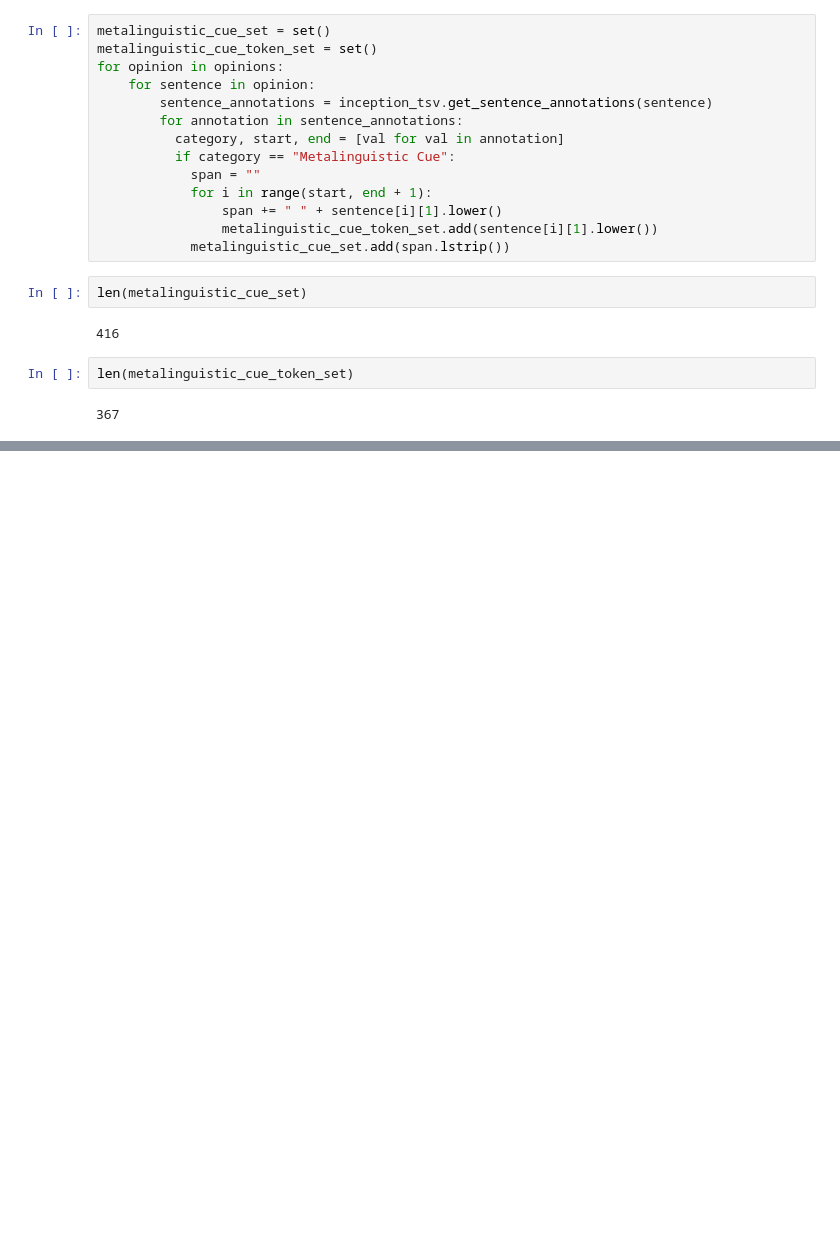
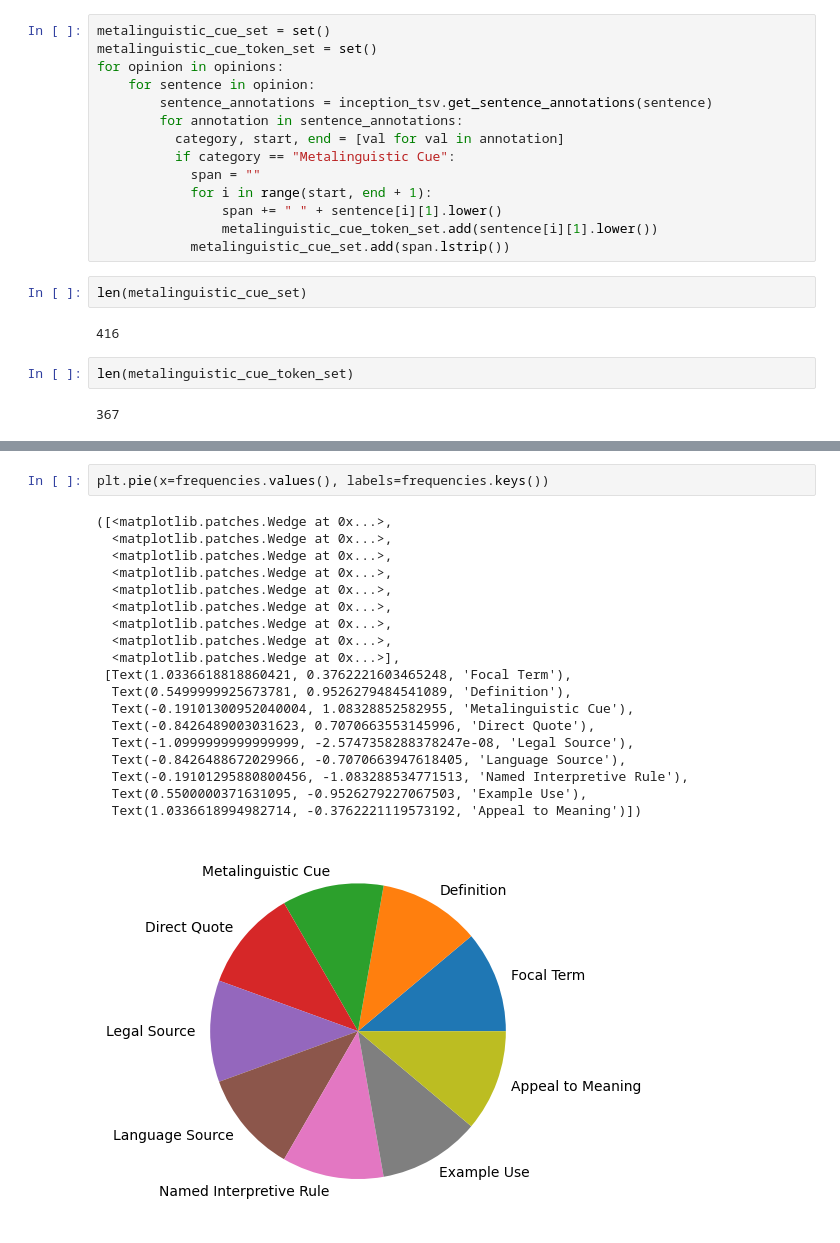
Before and after one commit to nert-nlp/curiam, a Jupyter notebook: scripts/notebooks/full_corpus_stats.ipynb, the cells around one changed output, grey strips where cells are left out. Drawn from its saved outputs; the diff is of its cells as text; blank space fills up the shorter version.

```diff
--- a/scripts/notebooks/full_corpus_stats.ipynb
+++ b/scripts/notebooks/full_corpus_stats.ipynb
@@ -260,0 +281,22 @@ len(metalinguistic_cue_token_set)
+# %%
+plt.pie(x=frequencies.values(), labels=frequencies.keys())
+# %% [output]
+([<matplotlib.patches.Wedge at 0x...>,
+  <matplotlib.patches.Wedge at 0x...>,
+  <matplotlib.patches.Wedge at 0x...>,
+  <matplotlib.patches.Wedge at 0x...>,
+  <matplotlib.patches.Wedge at 0x...>,
+  <matplotlib.patches.Wedge at 0x...>,
+  <matplotlib.patches.Wedge at 0x...>,
+  <matplotlib.patches.Wedge at 0x...>,
+  <matplotlib.patches.Wedge at 0x...>],
+ [Text(1.0336618818860421, 0.3762221603465248, 'Focal Term'),
+  Text(0.5499999925673781, 0.9526279484541089, 'Definition'),
+  Text(-0.19101300952040004, 1.08328852582955, 'Metalinguistic Cue'),
+  Text(-0.8426489003031623, 0.7070663553145996, 'Direct Quote'),
+  Text(-1.0999999999999999, -2.5747358288378247e-08, 'Legal Source'),
+  Text(-0.8426488672029966, -0.7070663947618405, 'Language Source'),
+  Text(-0.19101295880800456, -1.083288534771513, 'Named Interpretive Rule'),
+  Text(0.5500000371631095, -0.9526279227067503, 'Example Use'),
+  Text(1.0336618994982714, -0.3762221119573192, 'Appeal to Meaning')])
+[figure, added]
```
Also changed, not shown: parts of 5 cells of this notebook.
